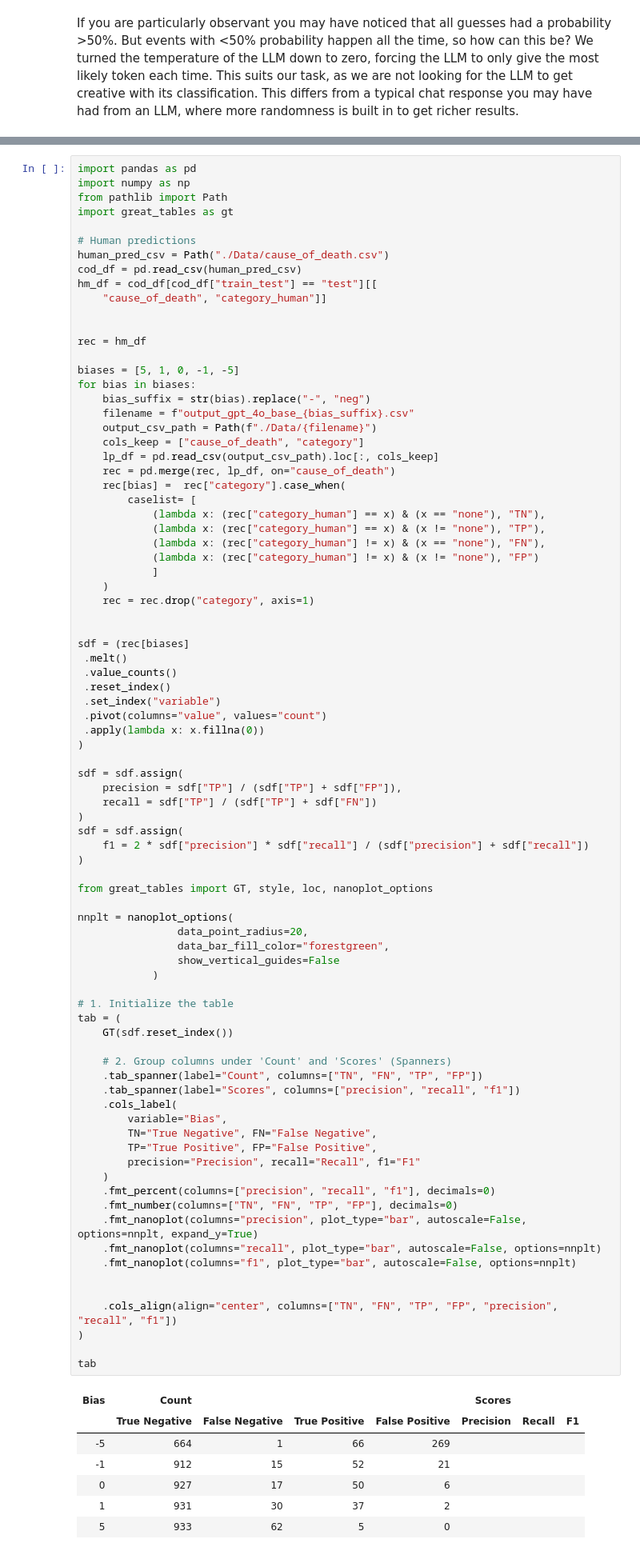
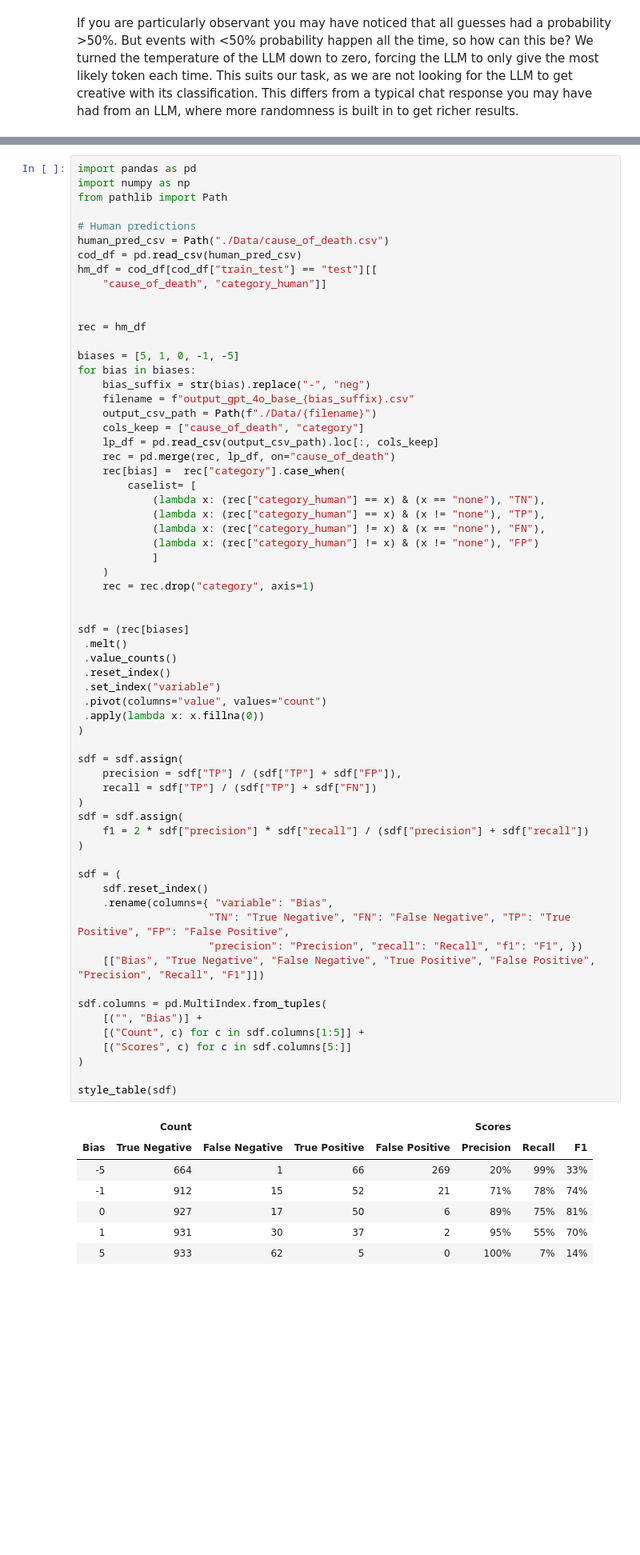
Before and after one commit to IFoA-LifeAI/LLM_ClaimClassification_Article, a Jupyter notebook: Article.ipynb, the cells around one changed output, grey strips where cells are left out. Shown at 80% size. Saved outputs shown, nothing was run; the diff lists cells and outputs as text; blank space fills up the shorter version.

Commit message:
add table formatting

```diff
--- a/Article.ipynb
+++ b/Article.ipynb
@@ -219,7 +199,6 @@ The results are shown in the table below. We see that a negative bias makes the
 import pandas as pd
 import numpy as np
 from pathlib import Path
-import great_tables as gt
 
 # Human predictions
 human_pred_csv = Path("./Data/cause_of_death.csv")
@@ -243,69 +222,51 @@ for bias in biases:
             (lambda x: (rec["category_human"] == x) & (x == "none"), "TN"),
             (lambda x: (rec["category_human"] == x) & (x != "none"), "TP"),
             (lambda x: (rec["category_human"] != x) & (x == "none"), "FN"),
             (lambda x: (rec["category_human"] != x) & (x != "none"), "FP")
             ]
     )
     rec = rec.drop("category", axis=1)
 
 
 sdf = (rec[biases]
  .melt()
  .value_counts()
  .reset_index()
  .set_index("variable")
  .pivot(columns="value", values="count")
  .apply(lambda x: x.fillna(0))
 )
 
 sdf = sdf.assign(
     precision = sdf["TP"] / (sdf["TP"] + sdf["FP"]),
     recall = sdf["TP"] / (sdf["TP"] + sdf["FN"])
 )
 sdf = sdf.assign(
     f1 = 2 * sdf["precision"] * sdf["recall"] / (sdf["precision"] + sdf["recall"])
 )
 
-from great_tables import GT, style, loc, nanoplot_options
+sdf = (
+    sdf.reset_index()
+    .rename(columns={ "variable": "Bias",
+                     "TN": "True Negative", "FN": "False Negative", "TP": "True Positive", "FP": "False Positive",
+                     "precision": "Precision", "recall": "Recall", "f1": "F1", })
+    [["Bias", "True Negative", "False Negative", "True Positive", "False Positive", "Precision", "Recall", "F1"]])
 
-nnplt = nanoplot_options(
-                data_point_radius=20,
-                data_bar_fill_color="forestgreen",
-                show_vertical_guides=False
-            )
-
-# 1. Initialize the table
-tab = (
-    GT(sdf.reset_index())
-
-    # 2. Group columns under 'Count' and 'Scores' (Spanners)
-    .tab_spanner(label="Count", columns=["TN", "FN", "TP", "FP"])
-    .tab_spanner(label="Scores", columns=["precision", "recall", "f1"])
-    .cols_label(
-        variable="Bias",
-        TN="True Negative", FN="False Negative",
-        TP="True Positive", FP="False Positive",
-        precision="Precision", recall="Recall", f1="F1"
-    )
-    .fmt_percent(columns=["precision", "recall", "f1"], decimals=0)
-    .fmt_number(columns=["TN", "FN", "TP", "FP"], decimals=0)
-    .fmt_nanoplot(columns="precision", plot_type="bar", autoscale=False, options=nnplt, expand_y=True)
-    .fmt_nanoplot(columns="recall", plot_type="bar", autoscale=False, options=nnplt)
-    .fmt_nanoplot(columns="f1", plot_type="bar", autoscale=False, options=nnplt)
-
-
-    .cols_align(align="center", columns=["TN", "FN", "TP", "FP", "precision", "recall", "f1"])
+sdf.columns = pd.MultiIndex.from_tuples(
+    [("", "Bias")] +
+    [("Count", c) for c in sdf.columns[1:5]] +
+    [("Scores", c) for c in sdf.columns[5:]]
 )
 
-tab
+style_table(sdf)
 # %% [output]
-| Bias | Count |  |  |  | Scores |  |  |
-|  | True Negative | False Negative | True Positive | False Positive | Precision | Recall | F1 |
-| -5 | 664 | 1 | 66 | 269 |  |  |  |
-| -1 | 912 | 15 | 52 | 21 |  |  |  |
-| 0 | 927 | 17 | 50 | 6 |  |  |  |
-| 1 | 931 | 30 | 37 | 2 |  |  |  |
-| 5 | 933 | 62 | 5 | 0 |  |  |  |
+|  | Count |  |  |  | Scores |  |  |
+| Bias | True Negative | False Negative | True Positive | False Positive | Precision | Recall | F1 |
+| -5 | 664 | 1 | 66 | 269 | 20% | 99% | 33% |
+| -1 | 912 | 15 | 52 | 21 | 71% | 78% | 74% |
+| 0 | 927 | 17 | 50 | 6 | 89% | 75% | 81% |
+| 1 | 931 | 30 | 37 | 2 | 95% | 55% | 70% |
+| 5 | 933 | 62 | 5 | 0 | 100% | 7% | 14% |
 # %% [markdown]
 The logit bias can take any value between -100 and +100. We found that small adjustments led to a sensible nudging. Larger adjustments were problematic to the overall task. When we turned the bias down to -100, which essentially bans the word "none", the model started to inject "None" or "NONE" instead. We were truly outplayed. When we turned the bias up to +100 the model came back with the quote shown above... it was talking complete "none" sense.
 
```
Also changed, not shown: parts of 3 cells of this notebook, 1 other file.
